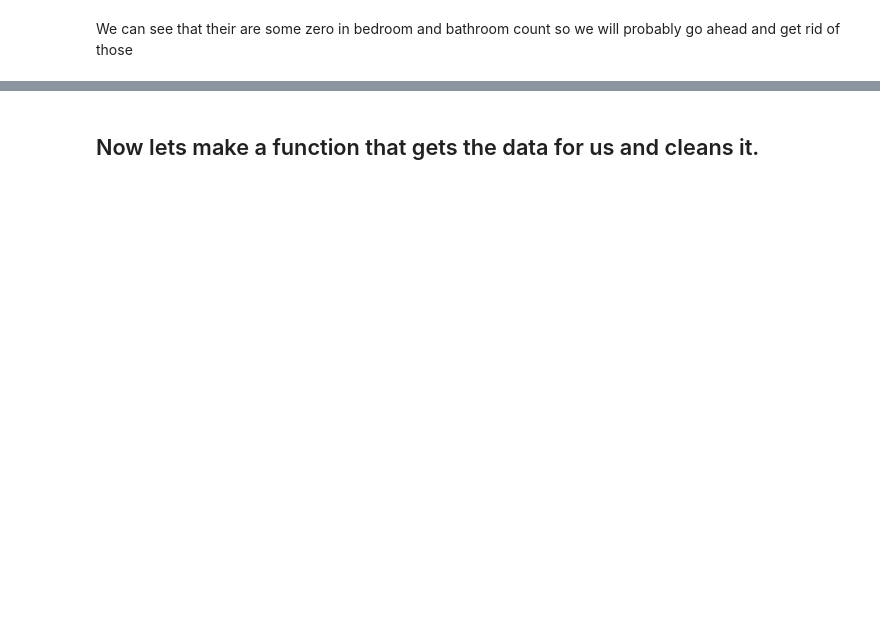
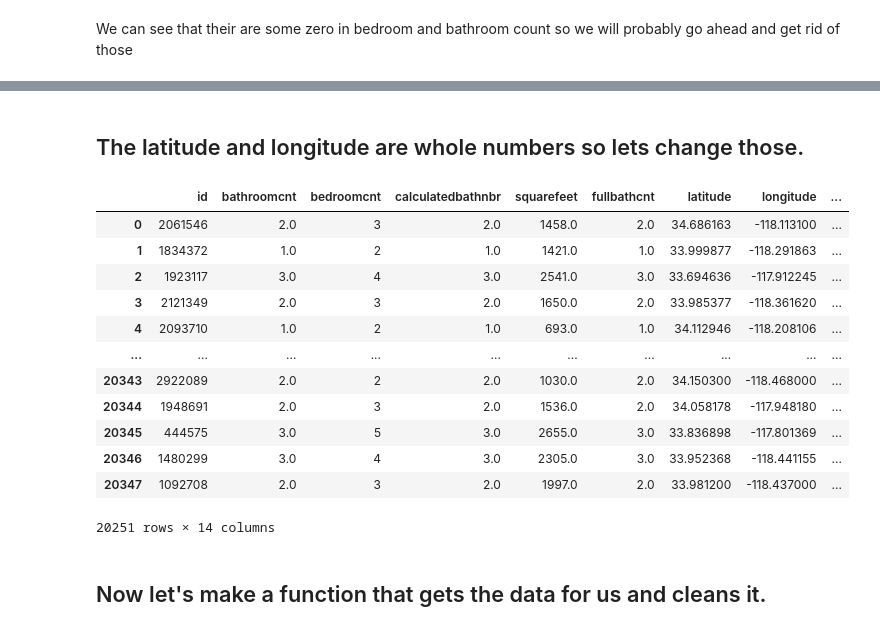
Before and after one commit to RyanMcCall/zillow_ds, a Jupyter notebook: acquire_prep_walkthrough.ipynb, the cells around one changed output, grey strips where cells are left out. Drawn from its saved outputs; the diff is of its cells as text; code cells hidden in the pictures; blank space fills up the shorter version.

```diff
--- a/acquire_prep_walkthrough.ipynb
+++ b/acquire_prep_walkthrough.ipynb
@@ -315,5 +304,25 @@ zillow
+# %% [markdown]
+## The latitude and longitude are whole numbers so lets change those.
+# %%
+zillow.latitude = zillow.latitude / 1000000
+zillow.longitude = zillow.longitude / 1000000
+zillow
+# %% [output]
+|  | id | bathroomcnt | bedroomcnt | calculatedbathnbr | squarefeet | fullbathcnt | latitude | longitude | ... |
+| 0 | 2061546 | 2.0 | 3 | 2.0 | 1458.0 | 2.0 | 34.686163 | -118.113100 | ... |
+| 1 | 1834372 | 1.0 | 2 | 1.0 | 1421.0 | 1.0 | 33.999877 | -118.291863 | ... |
+| 2 | 1923117 | 3.0 | 4 | 3.0 | 2541.0 | 3.0 | 33.694636 | -117.912245 | ... |
+| 3 | 2121349 | 2.0 | 3 | 2.0 | 1650.0 | 2.0 | 33.985377 | -118.361620 | ... |
+| 4 | 2093710 | 1.0 | 2 | 1.0 | 693.0 | 1.0 | 34.112946 | -118.208106 | ... |
+| ... | ... | ... | ... | ... | ... | ... | ... | ... | ... |
+| 20343 | 2922089 | 2.0 | 2 | 2.0 | 1030.0 | 2.0 | 34.150300 | -118.468000 | ... |
+| 20344 | 1948691 | 2.0 | 3 | 2.0 | 1536.0 | 2.0 | 34.058178 | -117.948180 | ... |
+| 20345 | 444575 | 3.0 | 5 | 3.0 | 2655.0 | 3.0 | 33.836898 | -117.801369 | ... |
+| 20346 | 1480299 | 3.0 | 4 | 3.0 | 2305.0 | 3.0 | 33.952368 | -118.441155 | ... |
+| 20347 | 1092708 | 2.0 | 3 | 2.0 | 1997.0 | 2.0 | 33.981200 | -118.437000 | ... |
+20251 rows × 14 columns
 # %% [markdown]
-## Now lets make a function that gets the data for us and cleans it.
+## Now let's make a function that gets the data for us and cleans it.
 # %%
 def acquire_and_prep_data():
     zillow = acquire.get_data()
```
Also changed, not shown: parts of 40 cells of this notebook.
